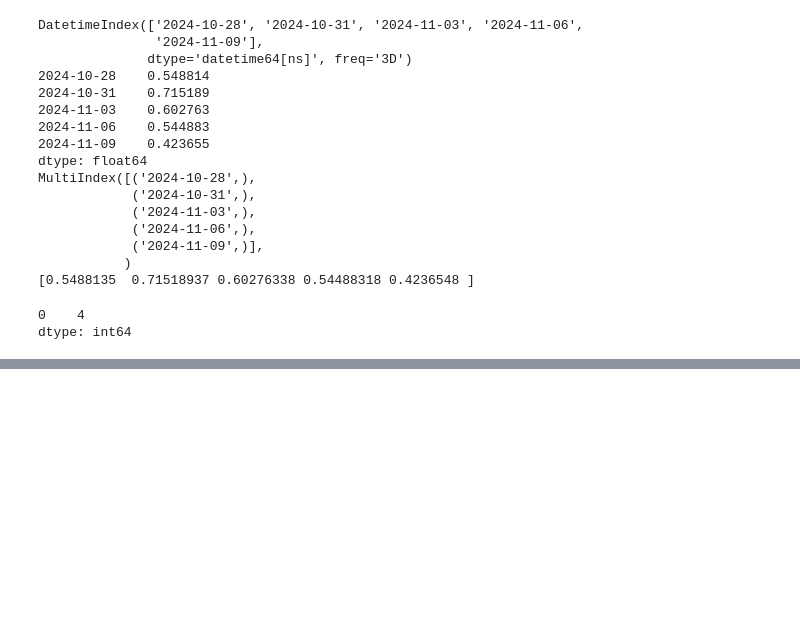
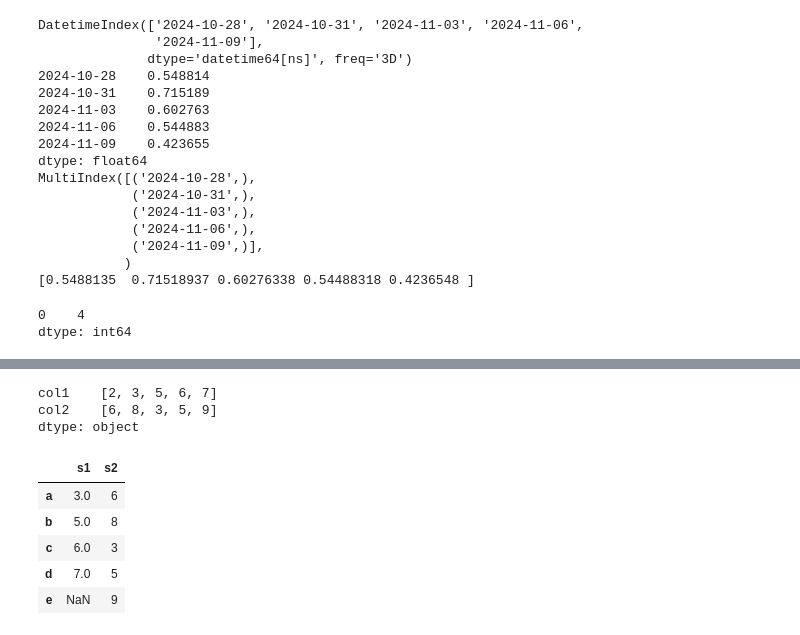
Before and after one commit to Jsssus/JesusSIC, a Jupyter notebook: UNIDAD_07/clase.ipynb, the cells around one changed output, grey strips where cells are left out. Drawn from its saved outputs; the diff is of its cells as text; code cells hidden in the pictures; blank space fills up the shorter version.

```diff
--- a/UNIDAD_07/clase.ipynb
+++ b/UNIDAD_07/clase.ipynb
@@ -117,0 +147,22 @@ dtype: int64
+# %%
+data = {"col1":[2,3,5,6,7],"col2":[6,8,3,5,9]}
+s = pd.Series(data)
+s
+# %% [output]
+col1    [2, 3, 5, 6, 7]
+col2    [6, 8, 3, 5, 9]
+dtype: object
+# %%
+s1 = pd.Series([3,5,6,7], index = ["a","b","c", "d"])
+s2 = pd.Series([6,8,3,5,9], index = ["a","b","c", "d", "e"])
+data = {"s1":s1, "s2":s2}
+
+df = pd.DataFrame(data)
+df
+# %% [output]
+|  | s1 | s2 |
+| a | 3.0 | 6 |
+| b | 5.0 | 8 |
+| c | 6.0 | 3 |
+| d | 7.0 | 5 |
+| e | NaN | 9 |
```
Also changed, not shown: parts of 6 cells of this notebook, 2 other files.
